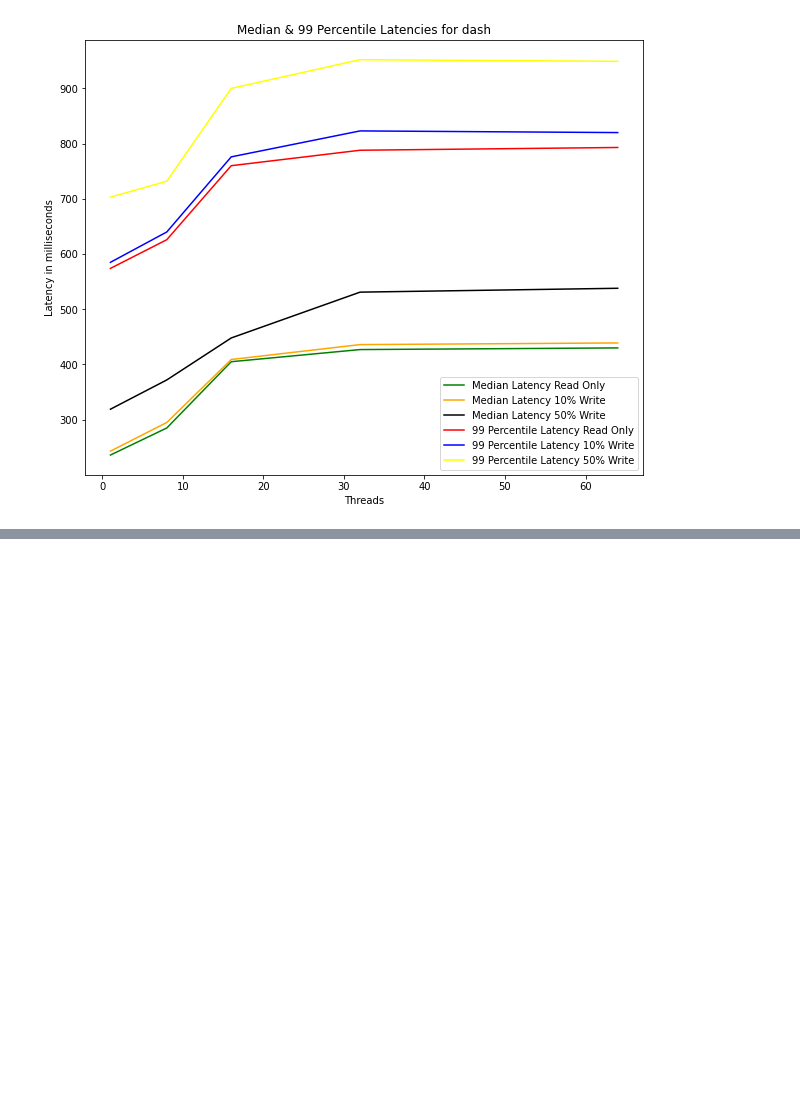
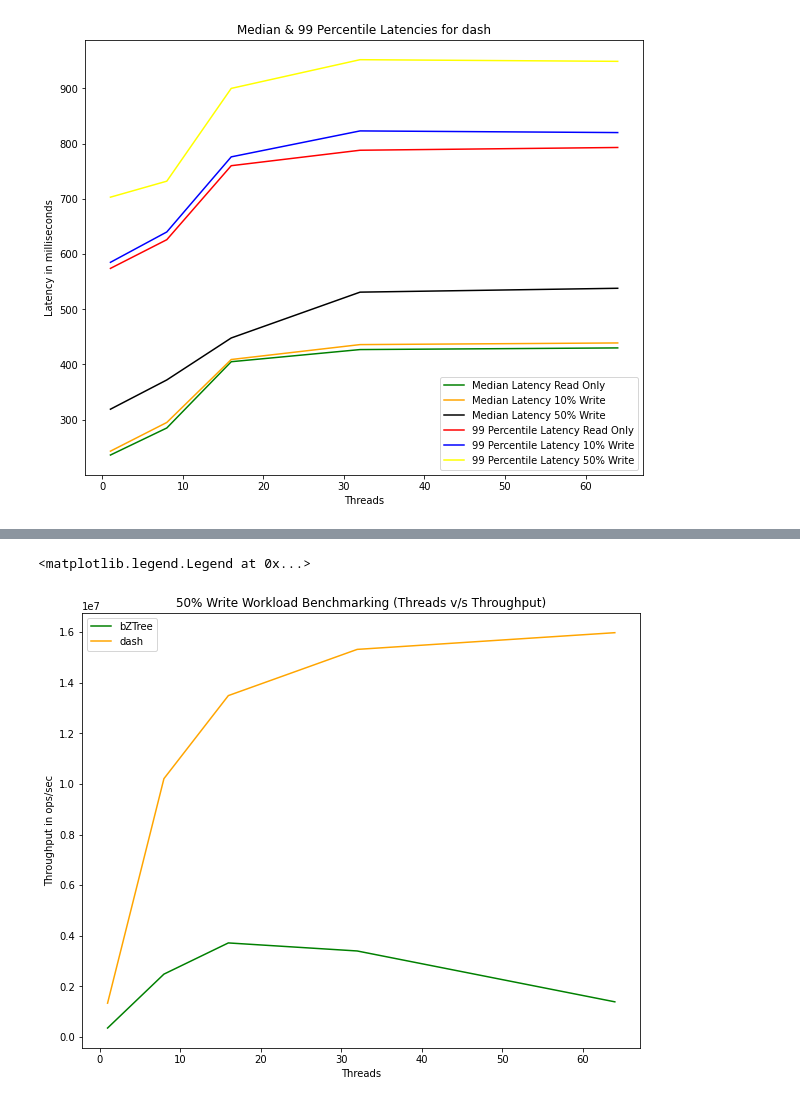
Before and after one commit to nisargshah95/Comparison-of-Indexes-for-PMem, a Jupyter notebook: CS764.ipynb, the cells around one changed output, grey strips where cells are left out. Drawn from its saved outputs; the diff is of its cells as text; code cells hidden in the pictures; blank space fills up the shorter version.

```diff
--- a/CS764.ipynb
+++ b/CS764.ipynb
@@ -86,0 +123,18 @@ plt.legend(handles = [dMedianReadOnlyLine, dMedian10WriteLine, dMedian50WriteLin
+# %%
+# 50% WRITE - THROUGHPUT VS THREADS (ACROSS TREES)
+
+threads = [1, 8, 16, 32, 64]
+bzThroughput50Write = [354642, 2484297, 3716887, 3399154, 1390102]
+dThroughput50Write = [1336390, 10206920, 13487973, 15313687, 15973628]
+
+plt.figure(figsize=(10,8))
+bz50WriteLine, = plt.plot(threads, bzThroughput50Write, color='g', label = 'bZTree')
+d50WriteLine, = plt.plot(threads, dThroughput50Write, color='orange', label = 'dash')
+
+plt.xlabel('Threads')
+plt.ylabel('Throughput in ops/sec')
+plt.title('50% Write Workload Benchmarking (Threads v/s Throughput)')
+plt.legend(handles=[bz50WriteLine, d50WriteLine])
+# %% [output]
+<matplotlib.legend.Legend at 0x...>
+[figure, added]
```
Also changed, not shown: parts of 2 cells of this notebook.
